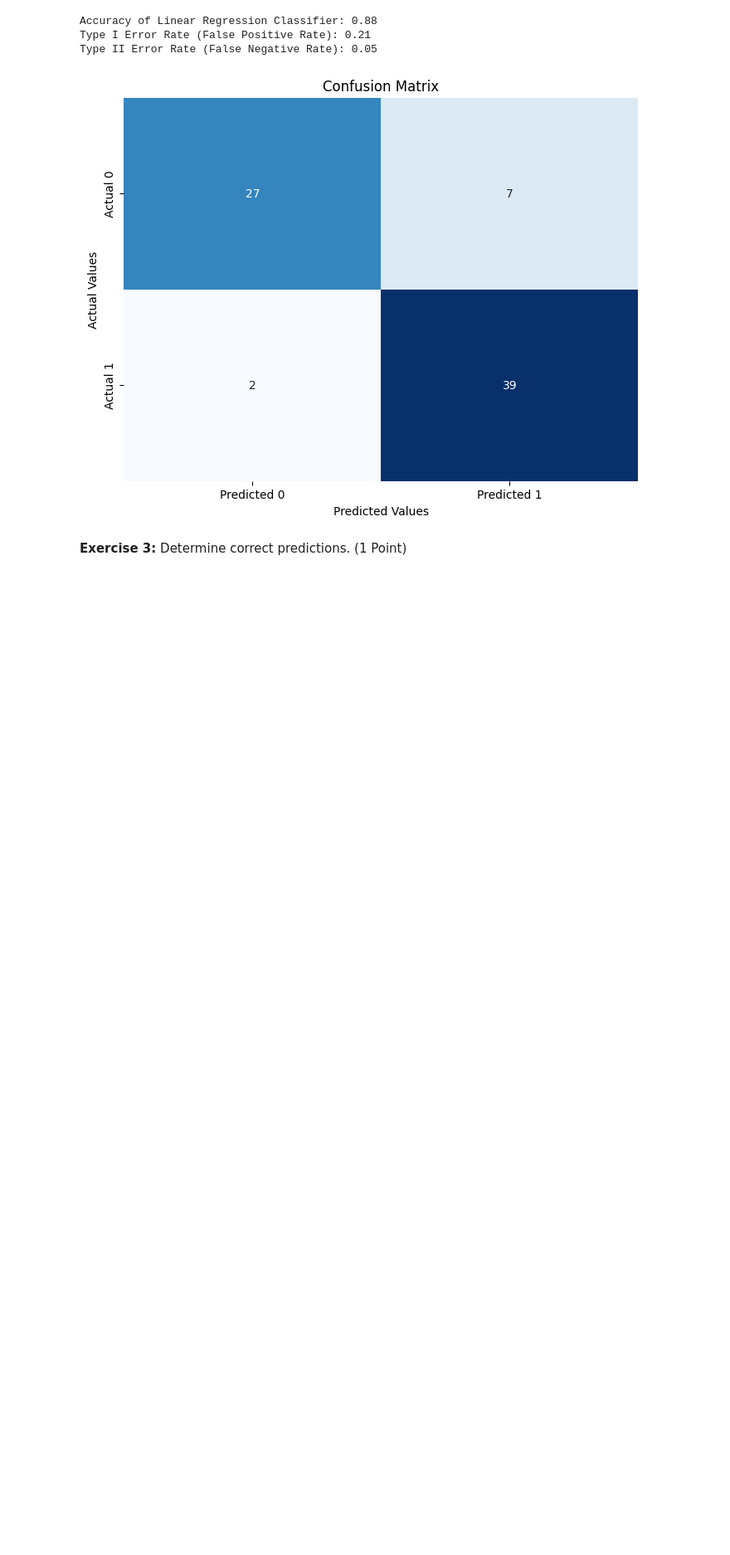
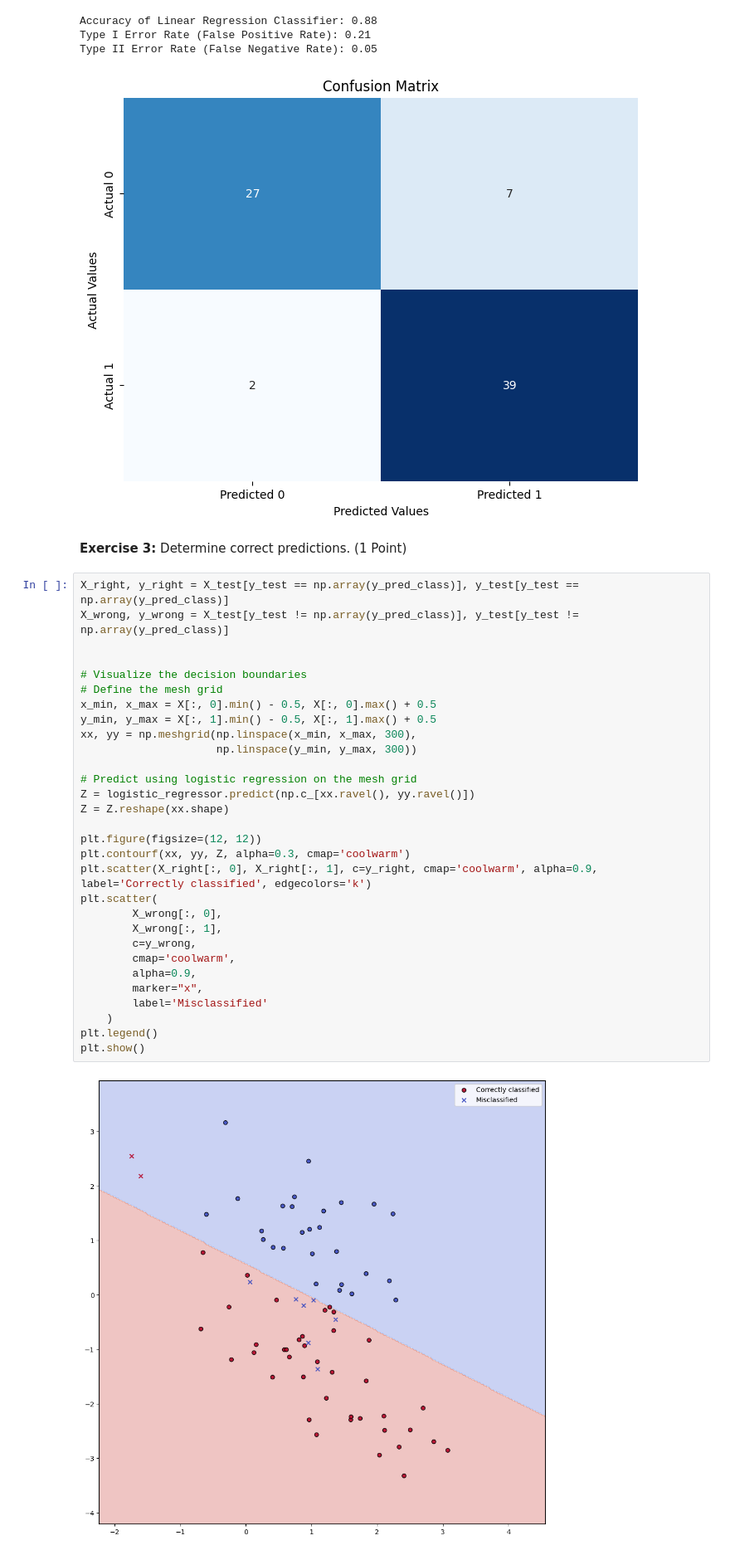
Before and after one commit to Raminyazdani/notebook-problem-solution-visualization, a Jupyter notebook: classification_visualization.ipynb, the cells around one changed output. Shown at 83% size. Saved outputs shown, nothing was run; the diff lists cells and outputs as text; blank space fills up the shorter version.

```diff
--- a/classification_visualization.ipynb
+++ b/classification_visualization.ipynb
@@ -217,3 +217,35 @@ Type II Error Rate (False Negative Rate): 0.05
 [figure]
 # %% [markdown]
 **Exercise 3:** Determine correct predictions. (1 Point)
+# %%
+X_right, y_right = X_test[y_test == np.array(y_pred_class)], y_test[y_test == np.array(y_pred_class)]
+X_wrong, y_wrong = X_test[y_test != np.array(y_pred_class)], y_test[y_test != np.array(y_pred_class)]
+
+
+# Visualize the decision boundaries
+# Define the mesh grid
+x_min, x_max = X[:, 0].min() - 0.5, X[:, 0].max() + 0.5
+y_min, y_max = X[:, 1].min() - 0.5, X[:, 1].max() + 0.5
+xx, yy = np.meshgrid(np.linspace(x_min, x_max, 300),
+                     np.linspace(y_min, y_max, 300))
+
+# Predict using logistic regression on the mesh grid
+Z = logistic_regressor.predict(np.c_[xx.ravel(), yy.ravel()])
+Z = Z.reshape(xx.shape)
+
+plt.figure(figsize=(12, 12))
+plt.contourf(xx, yy, Z, alpha=0.3, cmap='coolwarm')
+plt.scatter(X_right[:, 0], X_right[:, 1], c=y_right, cmap='coolwarm', alpha=0.9, label='Correctly classified', edgecolors='k')
+plt.scatter(
+        X_wrong[:, 0],
+        X_wrong[:, 1],
+        c=y_wrong,
+        cmap='coolwarm',
+        alpha=0.9,
+        marker="x",
+        label='Misclassified'
+    )
+plt.legend()
+plt.show()
+# %% [output]
+[figure, added]
```
Also changed, not shown: 1 other file.
